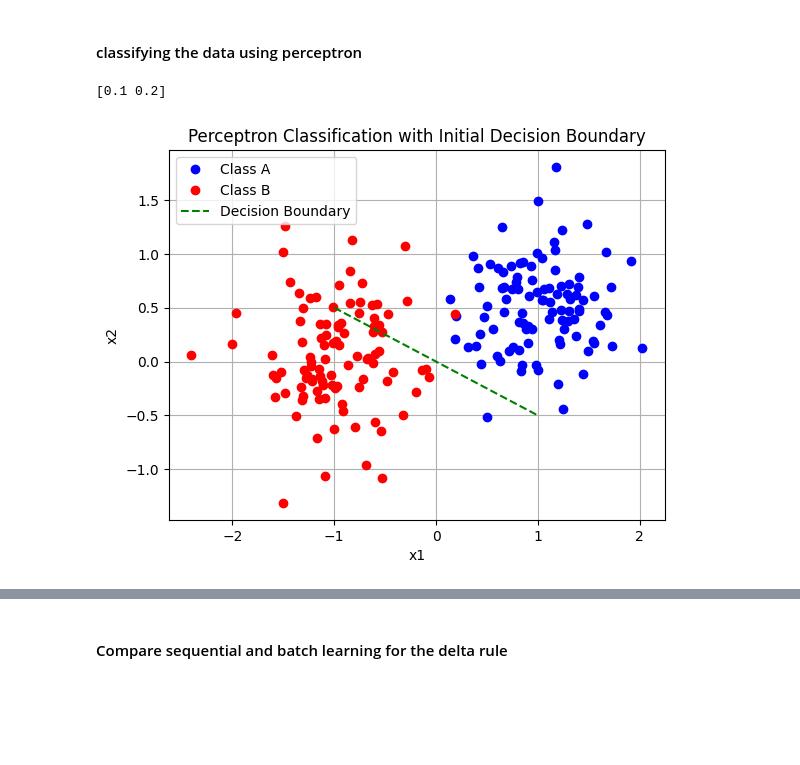
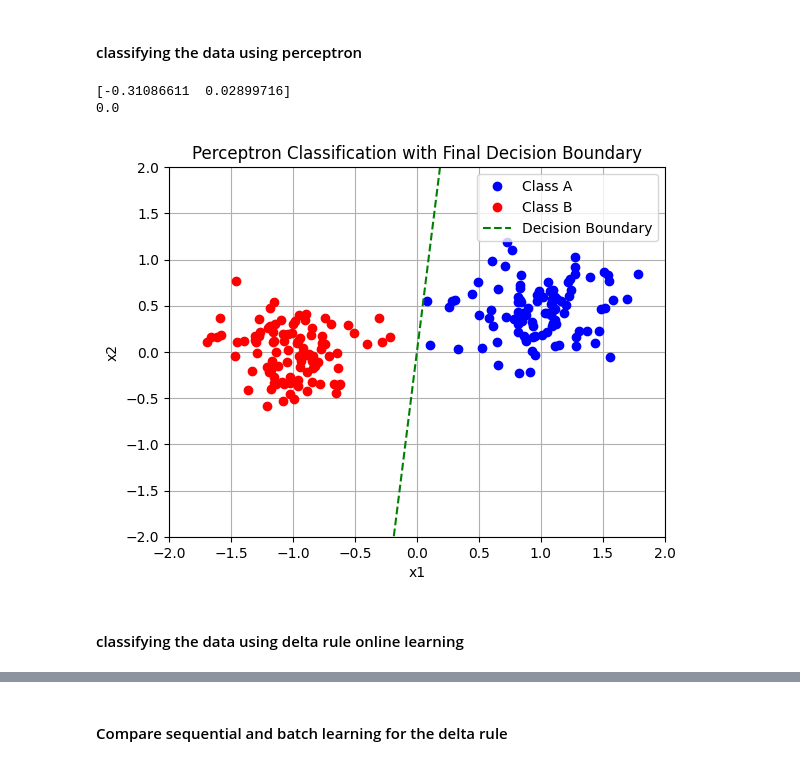
Before and after one commit to ihsanalhafiz/annda, a Jupyter notebook: Lab1a_ANNDA.ipynb, the cells around one changed output, grey strips where cells are left out. Cells and saved outputs as stored; diff of their text form; code cells hidden in the pictures; blank space fills up the shorter version.

```diff
--- a/Lab1a_ANNDA.ipynb
+++ b/Lab1a_ANNDA.ipynb
@@ -9,9 +9,9 @@ import matplotlib.pyplot as plt
 # generate data for perceptron classification
 n = 100
 mA = np.array([1.0, 0.5])
-sigmaA = 0.4
+sigmaA = 0.3
 mB = np.array([-1.0, 0.0])
-sigmaB = 0.4
+sigmaB = 0.3
 
 classA = np.zeros((2, n))
 classB = np.zeros((2, n))
@@ -32,30 +61,53 @@ plt.show()
 # %% [markdown]
 #### classifying the data using perceptron
 # %%
+w_matrix = np.array([0.1, 0.2, 0.1])
+eta = 0.1  # learning rate
+epochs = 50
 
-# make intial weights
-w =  np.array([0.1, 0.2])
+for epoch in range(epochs):
+    for i in range(n):
+        x_matrix = np.array([classA[0, i], classA[1, i], 1])
+        y_quot = np.dot(w_matrix, x_matrix)
+        y = 1 if y_quot > 0 else 0
+        tA = 0
+        delta_w = eta * (tA - y) * x_matrix
+        w_matrix = w_matrix + delta_w
+
+        x_matrix = np.array([classB[0, i], classB[1, i], 1])
+        y_quot = np.dot(w_matrix, x_matrix)
+        y = 1 if y_quot > 0 else 0
+        tB = 1
+        delta_w = eta * (tB - y) * x_matrix
+        w_matrix = w_matrix + delta_w
+
+w = w_matrix[:2]
+w0 = w_matrix[2]
+
 print(w)
-eta = 0.01 # learning rate
-w0 = 0 # bias
-
+print(w0)
 # Plot the data
 plt.plot(classA[0, :], classA[1, :], 'bo', label="Class A")
 plt.plot(classB[0, :], classB[1, :], 'ro', label="Class B")
 
 # Define the decision boundary
 x_vals = np.linspace(-1, 1, 100)  # Range of x values
 if w[1] != 0:  # Avoid division by zero
     y_vals = -(w[0] / w[1]) * x_vals + (w0 / w[1])
     plt.plot(x_vals, y_vals, 'g--', label="Decision Boundary")
 
 plt.legend()
-plt.title("Perceptron Classification with Initial Decision Boundary")
+plt.title("Perceptron Classification with Final Decision Boundary")
 plt.xlabel("x1")
 plt.ylabel("x2")
+plt.xlim(-2, 2)
+plt.ylim(-2, 2)
 plt.grid(True)
 plt.show()
 # %% [output]
-[0.1 0.2]
+[-0.31086611  0.02899716]
+0.0
-[figure, old version]
+[figure, new version]
+# %% [markdown]
+#### classifying the data using delta rule online learning
 # %%
```
Also changed, not shown: parts of 13 cells of this notebook.
